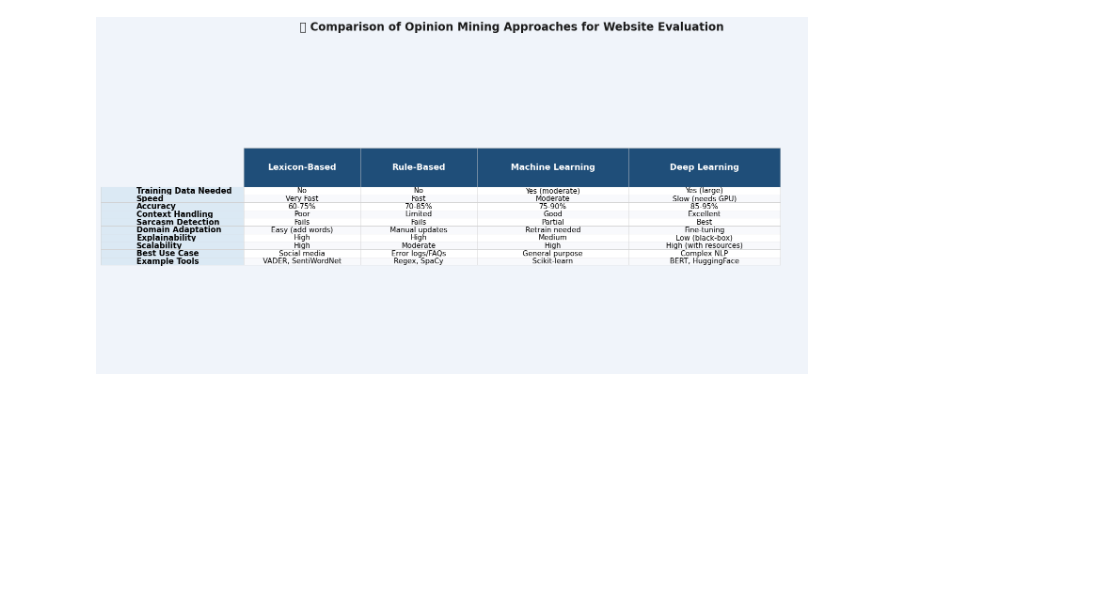
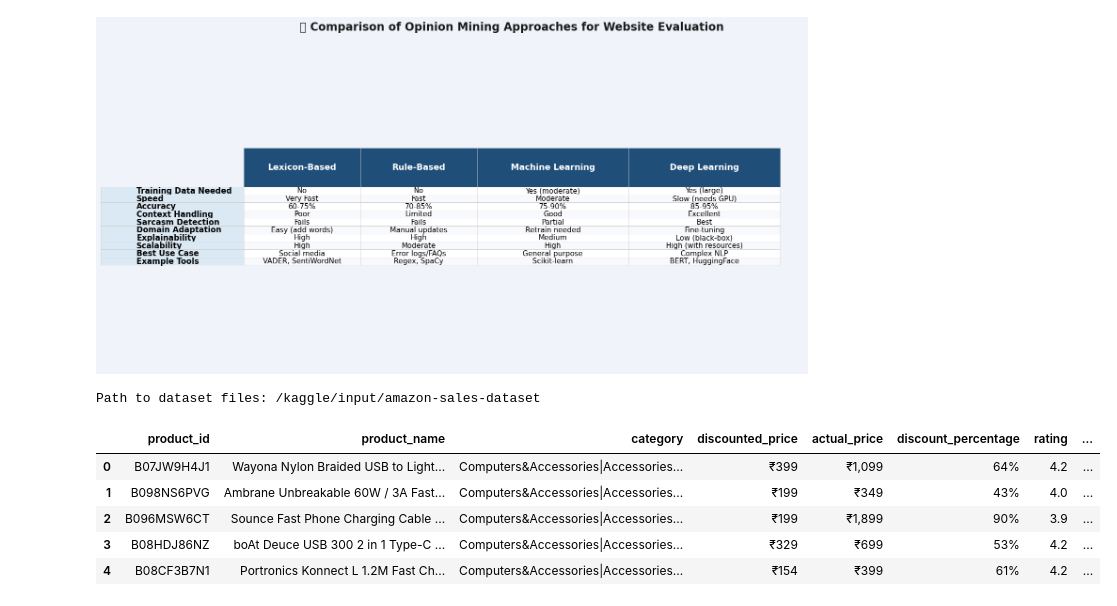
Before and after one commit to anjalii-s/Website-evaluation-using-opinion-mining, a Jupyter notebook: Python_code_website_evaluation_using_opinion_mining.ipynb, the cells around one changed output. Cells and saved outputs as stored; diff of their text form; code cells hidden in the pictures; blank space fills up the shorter version.

```diff
--- a/Python_code_website_evaluation_using_opinion_mining.ipynb
+++ b/Python_code_website_evaluation_using_opinion_mining.ipynb
@@ -895,3 +1007,41 @@ plt.savefig(
 plt.show()
 # %% [output]
 [figure]
+# %%
+import kagglehub
+import pandas as pd
+import nltk
+import matplotlib.pyplot as plt
+import os
+
+# Ensure all required NLTK data is downloaded
+nltk.download('punkt', quiet=True)
+nltk.download('stopwords', quiet=True)
+nltk.download('vader_lexicon', quiet=True)
+
+from nltk.tokenize import word_tokenize
+from nltk.sentiment.vader import SentimentIntensityAnalyzer
+
+# Download the Amazon Sales Dataset
+try:
+    path = kagglehub.dataset_download("karkavelrajaj/amazon-sales-dataset")
+    print("Path to dataset files:", path)
+
+    # Locate the CSV file
+    csv_file = os.path.join(path, 'amazon.csv')
+
+    # Load the dataset
+    df = pd.read_csv(csv_file)
+except Exception as e:
+    print(f"Error loading dataset: {e}")
+    exit()
+
+df.head()
+# %% [output]
+Path to dataset files: /kaggle/input/amazon-sales-dataset
+|  | product_id | product_name | category | discounted_price | actual_price | discount_percentage | rating | ... |
+| 0 | B07JW9H4J1 | Wayona Nylon Braided USB to Light... | Computers&Accessories|Accessories... | ₹399 | ₹1,099 | 64% | 4.2 | ... |
+| 1 | B098NS6PVG | Ambrane Unbreakable 60W / 3A Fast... | Computers&Accessories|Accessories... | ₹199 | ₹349 | 43% | 4.0 | ... |
+| 2 | B096MSW6CT | Sounce Fast Phone Charging Cable ... | Computers&Accessories|Accessories... | ₹199 | ₹1,899 | 90% | 3.9 | ... |
+| 3 | B08HDJ86NZ | boAt Deuce USB 300 2 in 1 Type-C ... | Computers&Accessories|Accessories... | ₹329 | ₹699 | 53% | 4.2 | ... |
+| 4 | B08CF3B7N1 | Portronics Konnect L 1.2M Fast Ch... | Computers&Accessories|Accessories... | ₹154 | ₹399 | 61% | 4.2 | ... |
```
Also changed, not shown: parts of 3 cells of this notebook.
